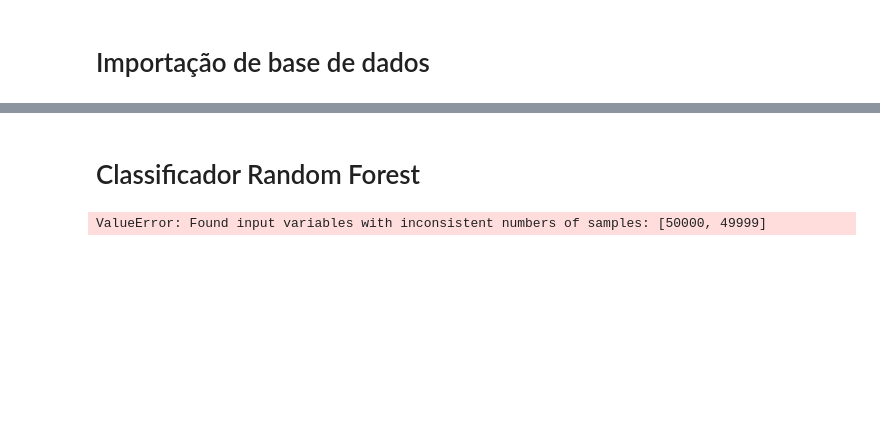
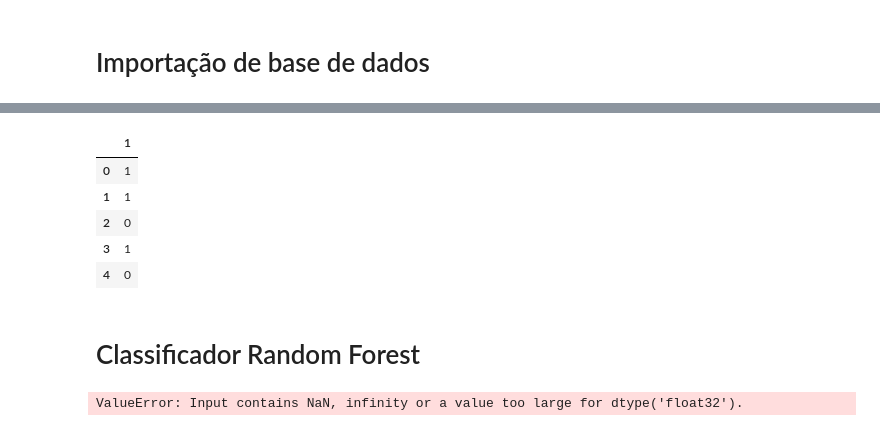
Before and after one commit to UendelC/variable-selection-project, a Jupyter notebook: projeto-2/mlp_nn_model.ipynb, the cells around one changed output, grey strips where cells are left out. Saved outputs shown, nothing was run; the diff lists cells and outputs as text; code cells hidden in the pictures; blank space fills up the shorter version.

```diff
--- a/projeto-2/mlp_nn_model.ipynb
+++ b/projeto-2/mlp_nn_model.ipynb
@@ -17,6 +21,6 @@ import matplotlib.pyplot as plt
 # %%
-TRN_X = pd.read_csv('TRN_X.csv')
-TRN_Y = pd.read_csv('TRN_Y.csv')
+transact_train_basic = pd.read_csv('TRN_X.csv')
+transact_test_basic = pd.read_csv('TST_X.csv')
 
-TST_X = pd.read_csv('TST_X.csv')
-TST_Y = pd.read_csv('TST_Y.csv')
+transact_train_basic_y = pd.read_csv('TRN_Y.csv')
+transact_test_basic_y = pd.read_csv('TST_Y.csv')
@@ -32,8 +27,22 @@ TRN_Y['target'] = 1
+# %%
+# transact_train_basic.head()
+
+transact_train_basic_y.head()
+# %% [output]
+|  | 1 |
+| 0 | 1 |
+| 1 | 1 |
+| 2 | 0 |
+| 3 | 1 |
+| 4 | 0 |
 # %% [markdown]
 # Classificador Random Forest
-# %%
-RFC = RandomForestClassifier(n_estimators=100, max_features=30)
-
-RFC.fit(TRN_X, TRN_Y)
-# %% [output]
-ValueError: Found input variables with inconsistent numbers of samples: [50000, 49999]
+# %%
+rc_basic = RandomForestClassifier(n_estimators=100, max_features=10)
+rc_basic.fit(transact_train_basic, transact_train_basic_y.values)
+
+y_predict = rc_basic.predict(transact_test_basic)
+
+np.sqrt(mean_squared_error(transact_test_basic_y, y_predict))
+# %% [output]
+ValueError: Input contains NaN, infinity or a value too large for dtype('float32').
```
Also changed, not shown: parts of 4 cells of this notebook, 7 other files.
